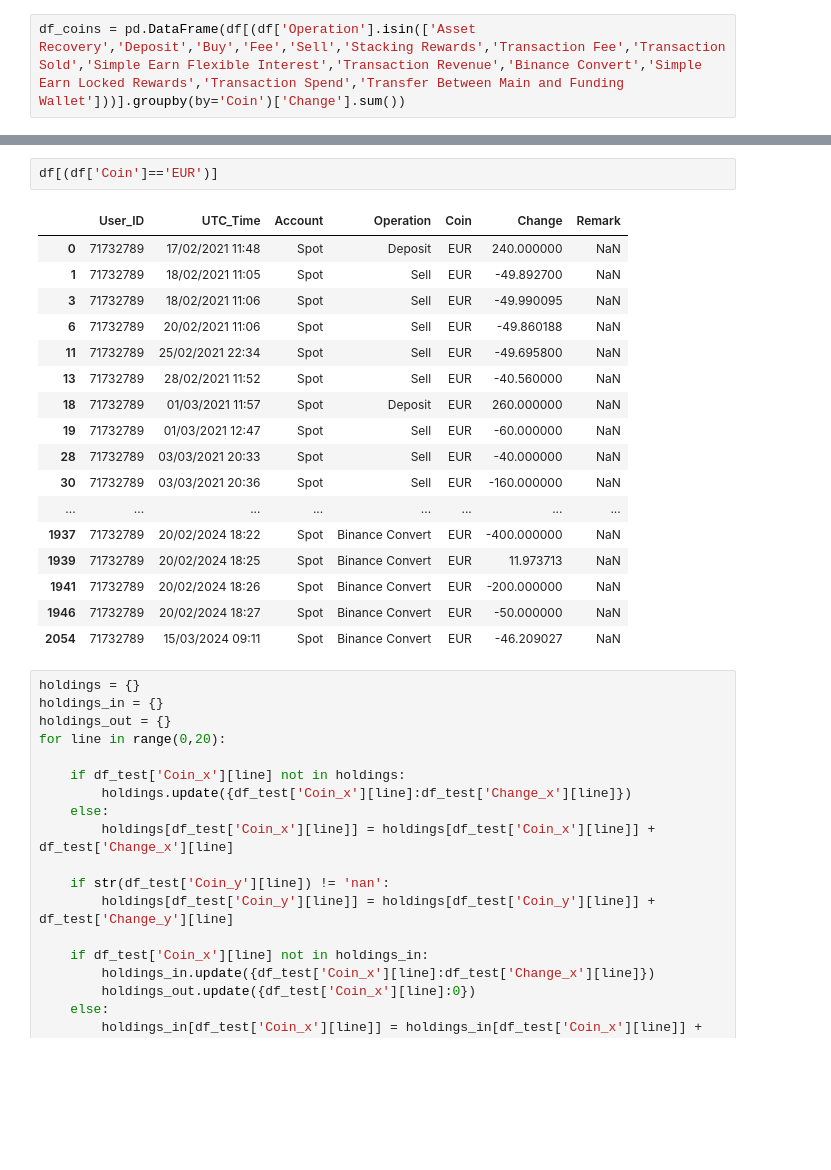
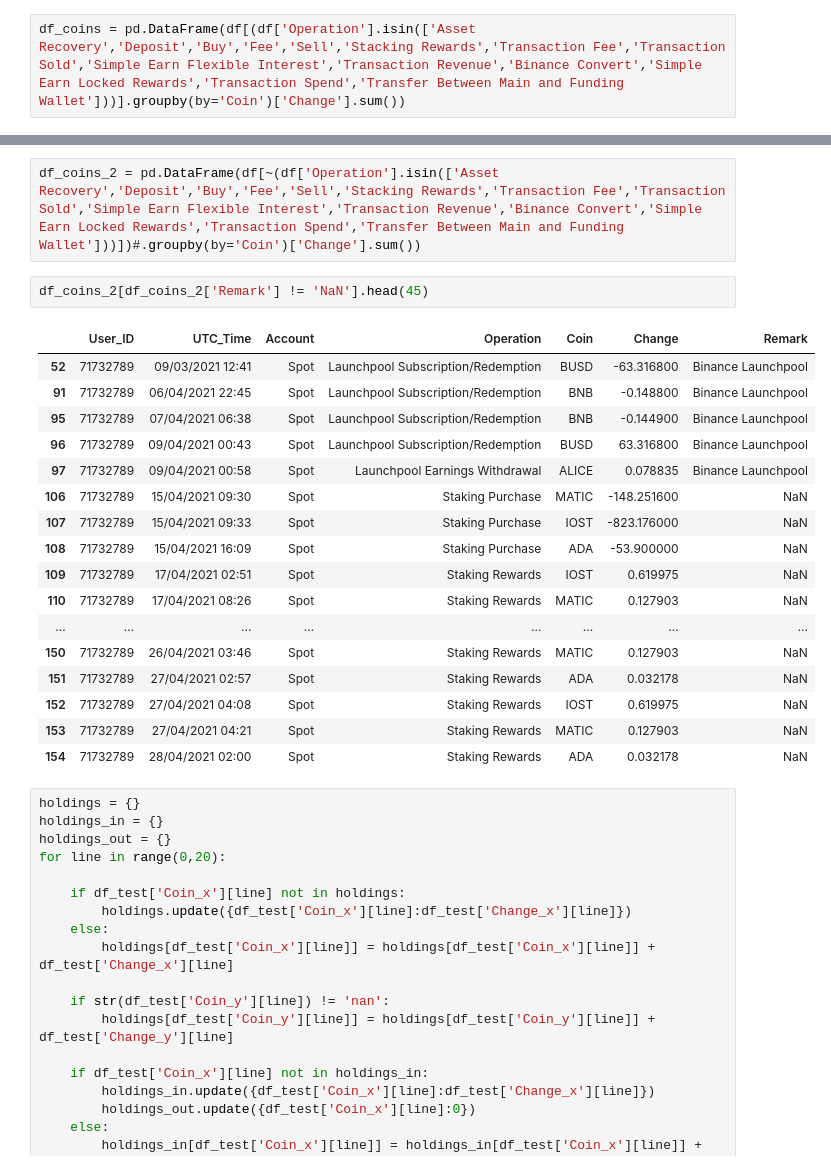
Before and after one commit to MyGoDisR/transaction_analysis_v2, a Jupyter notebook: binance_trans.ipynb, the cells around one changed output, grey strips where cells are left out. Cells and saved outputs as stored; diff of their text form; blank space fills up the shorter version.

```diff
--- a/binance_trans.ipynb
+++ b/binance_trans.ipynb
@@ -123,23 +217,25 @@ df_coins = pd.DataFrame(df[(df['Operation'].isin(['Asset Recovery','Deposit','Bu
-# %%
-df[(df['Coin']=='EUR')]
-# %% [output]
-|  | User_ID | UTC_Time | Account | Operation | Coin | Change | Remark |
-| 0 | 71732789 | 17/02/2021 11:48 | Spot | Deposit | EUR | 240.000000 | NaN |
-| 1 | 71732789 | 18/02/2021 11:05 | Spot | Sell | EUR | -49.892700 | NaN |
-| 3 | 71732789 | 18/02/2021 11:06 | Spot | Sell | EUR | -49.990095 | NaN |
-| 6 | 71732789 | 20/02/2021 11:06 | Spot | Sell | EUR | -49.860188 | NaN |
-| 11 | 71732789 | 25/02/2021 22:34 | Spot | Sell | EUR | -49.695800 | NaN |
-| 13 | 71732789 | 28/02/2021 11:52 | Spot | Sell | EUR | -40.560000 | NaN |
-| 18 | 71732789 | 01/03/2021 11:57 | Spot | Deposit | EUR | 260.000000 | NaN |
-| 19 | 71732789 | 01/03/2021 12:47 | Spot | Sell | EUR | -60.000000 | NaN |
-| 28 | 71732789 | 03/03/2021 20:33 | Spot | Sell | EUR | -40.000000 | NaN |
-| 30 | 71732789 | 03/03/2021 20:36 | Spot | Sell | EUR | -160.000000 | NaN |
-| ... | ... | ... | ... | ... | ... | ... | ... |
-| 1937 | 71732789 | 20/02/2024 18:22 | Spot | Binance Convert | EUR | -400.000000 | NaN |
-| 1939 | 71732789 | 20/02/2024 18:25 | Spot | Binance Convert | EUR | 11.973713 | NaN |
-| 1941 | 71732789 | 20/02/2024 18:26 | Spot | Binance Convert | EUR | -200.000000 | NaN |
-| 1946 | 71732789 | 20/02/2024 18:27 | Spot | Binance Convert | EUR | -50.000000 | NaN |
-| 2054 | 71732789 | 15/03/2024 09:11 | Spot | Binance Convert | EUR | -46.209027 | NaN |
+# %%
+df_coins_2 = pd.DataFrame(df[~(df['Operation'].isin(['Asset Recovery','Deposit','Buy','Fee','Sell','Stacking Rewards','Transaction Fee','Transaction Sold','Simple Earn Flexible Interest','Transaction Revenue','Binance Convert','Simple Earn Locked Rewards','Transaction Spend','Transfer Between Main and Funding Wallet']))])#.groupby(by='Coin')['Change'].sum())
+# %%
+df_coins_2[df_coins_2['Remark'] != 'NaN'].head(45)
+# %% [output]
+|  | User_ID | UTC_Time | Account | Operation | Coin | Change | Remark |
+| 52 | 71732789 | 09/03/2021 12:41 | Spot | Launchpool Subscription/Redemption | BUSD | -63.316800 | Binance Launchpool |
+| 91 | 71732789 | 06/04/2021 22:45 | Spot | Launchpool Subscription/Redemption | BNB | -0.148800 | Binance Launchpool |
+| 95 | 71732789 | 07/04/2021 06:38 | Spot | Launchpool Subscription/Redemption | BNB | -0.144900 | Binance Launchpool |
+| 96 | 71732789 | 09/04/2021 00:43 | Spot | Launchpool Subscription/Redemption | BUSD | 63.316800 | Binance Launchpool |
+| 97 | 71732789 | 09/04/2021 00:58 | Spot | Launchpool Earnings Withdrawal | ALICE | 0.078835 | Binance Launchpool |
+| 106 | 71732789 | 15/04/2021 09:30 | Spot | Staking Purchase | MATIC | -148.251600 | NaN |
+| 107 | 71732789 | 15/04/2021 09:33 | Spot | Staking Purchase | IOST | -823.176000 | NaN |
+| 108 | 71732789 | 15/04/2021 16:09 | Spot | Staking Purchase | ADA | -53.900000 | NaN |
+| 109 | 71732789 | 17/04/2021 02:51 | Spot | Staking Rewards | IOST | 0.619975 | NaN |
+| 110 | 71732789 | 17/04/2021 08:26 | Spot | Staking Rewards | MATIC | 0.127903 | NaN |
+| ... | ... | ... | ... | ... | ... | ... | ... |
+| 150 | 71732789 | 26/04/2021 03:46 | Spot | Staking Rewards | MATIC | 0.127903 | NaN |
+| 151 | 71732789 | 27/04/2021 02:57 | Spot | Staking Rewards | ADA | 0.032178 | NaN |
+| 152 | 71732789 | 27/04/2021 04:08 | Spot | Staking Rewards | IOST | 0.619975 | NaN |
+| 153 | 71732789 | 27/04/2021 04:21 | Spot | Staking Rewards | MATIC | 0.127903 | NaN |
+| 154 | 71732789 | 28/04/2021 02:00 | Spot | Staking Rewards | ADA | 0.032178 | NaN |
 # %%
 holdings = {}
 holdings_in = {}
```
Also changed, not shown: parts of 46 cells of this notebook, 20 other files.
